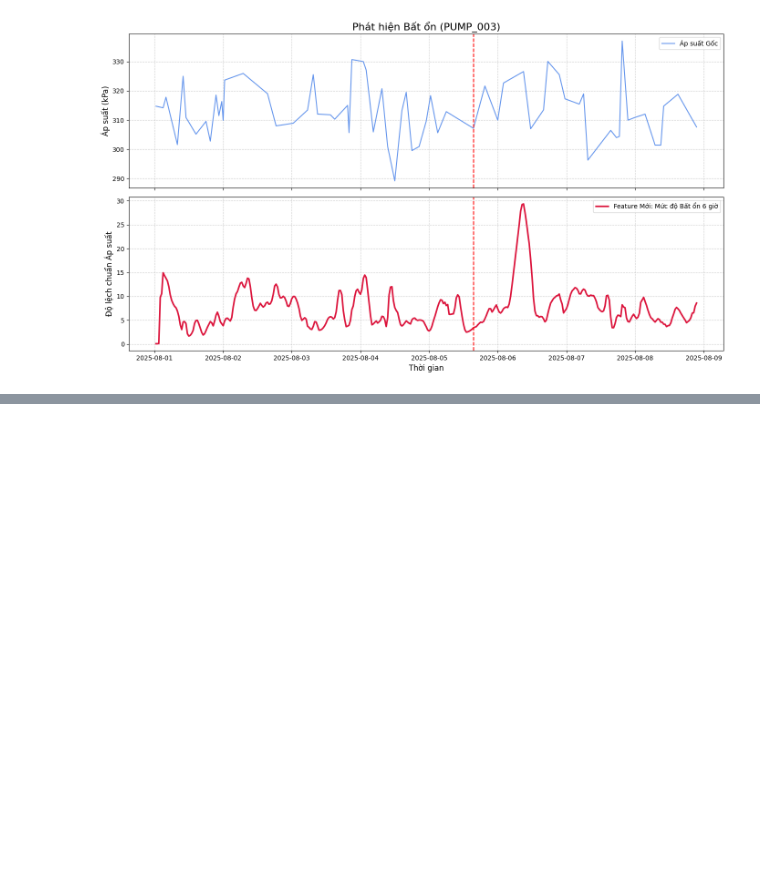
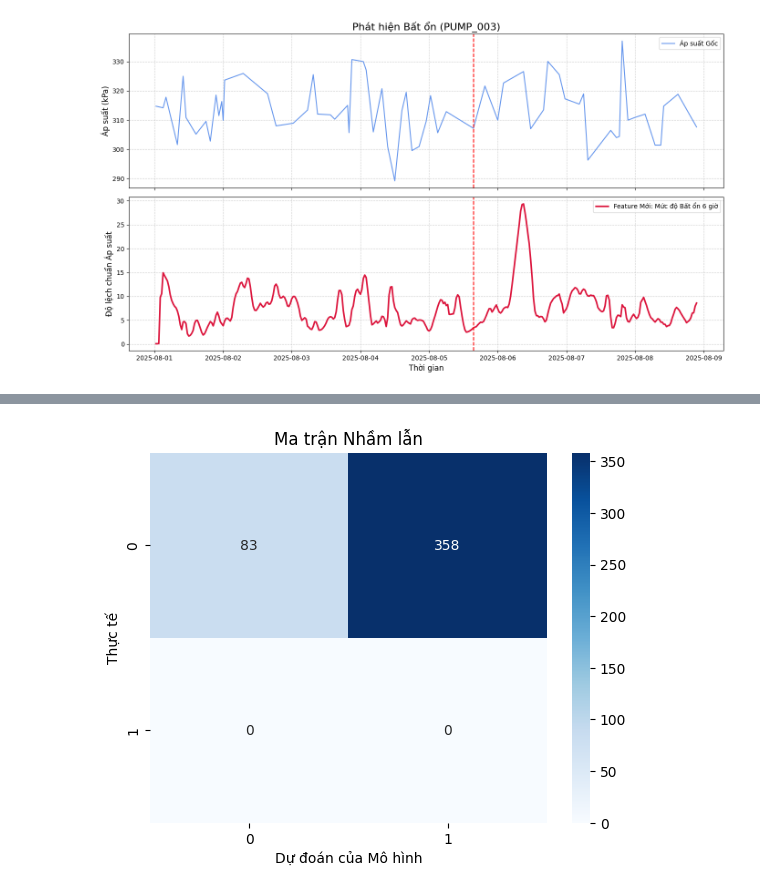
Before and after one commit to nmhkha/dm-project, a Jupyter notebook: pre.ipynb, the cells around one changed output, grey strips where cells are left out. Cells and saved outputs as stored; diff of their text form; code cells hidden in the pictures; blank space fills up the shorter version.

```diff
--- a/pre.ipynb
+++ b/pre.ipynb
@@ -371,0 +407,3 @@ plt.show()
+# %%
+X = df_encoded.drop(columns=['Failure', 'Timestamp'])
+y = df_encoded['Failure']
@@ -371,0 +522,25 @@ plt.show()
+# %%
+# Tìm index của dòng đầu tiên có Failure = 1
+first_failure_index = y[y == 1].index[0]
+
+# Để đảm bảo toàn bộ "cụm" hỏng hóc nằm trong tập train,
+# chúng ta sẽ tìm index của dòng hỏng hóc cuối cùng
+last_failure_index = y[y == 1].index[-1]
+
+# Chúng ta sẽ đặt điểm chia ngay sau khi cụm hỏng hóc kết thúc
+# Để cho tập test có kích thước hợp lý, chúng ta sẽ dùng một tỉ lệ, ví dụ 70/30
+split_point = int(len(X_scaled) * 0.7)
+
+# Đảm bảo rằng điểm chia nằm sau cụm hỏng hóc
+if split_point <= last_failure_index:
+    split_point = last_failure_index + 1
+# %%
+X_train = X_scaled[:split_point]
+X_test = X_scaled[split_point:]
+
+y_train = y[:split_point]
+y_test = y[split_point:]
+
+print(f"So mau Train: {len(X_train)}, So mau Test: {len(X_test)}")
+print(f"So lan hong hac trong tap Train: {y_train.sum()}")
+print(f"So lan hong hac trong tap Test: {y_test.sum()}")
@@ -371,0 +551,10 @@ plt.show()
+# %%
+model_lr.fit(X_train, y_train)
+
+# Dự đoán
+y_pred = model_lr.predict(X_test)
+
+# Đánh giá
+print("\n--- BÁO CÁO KẾT QUẢ CUỐI CÙNG (LOGISTIC REGRESSION) ---")
+# y_test co the khong co mau hong hoc, bao cao co the chi co lop 0
+print(classification_report(y_test, y_pred, zero_division=0))
@@ -371,0 +571,9 @@ plt.show()
+# %%
+cm = confusion_matrix(y_test, y_pred)
+sns.heatmap(cm, annot=True, fmt='d', cmap='Blues')
+plt.xlabel('Dự đoán của Mô hình')
+plt.ylabel('Thực tế')
+plt.title('Ma trận Nhầm lẫn')
+plt.show()
+# %% [output]
+[figure, added]
```
Also changed, not shown: parts of 24 cells of this notebook.
